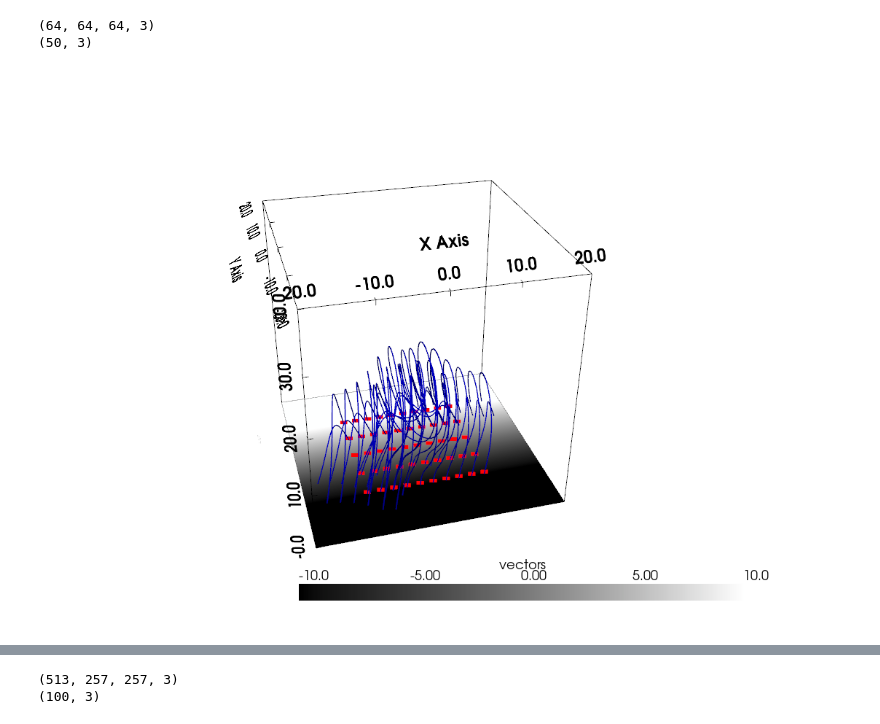
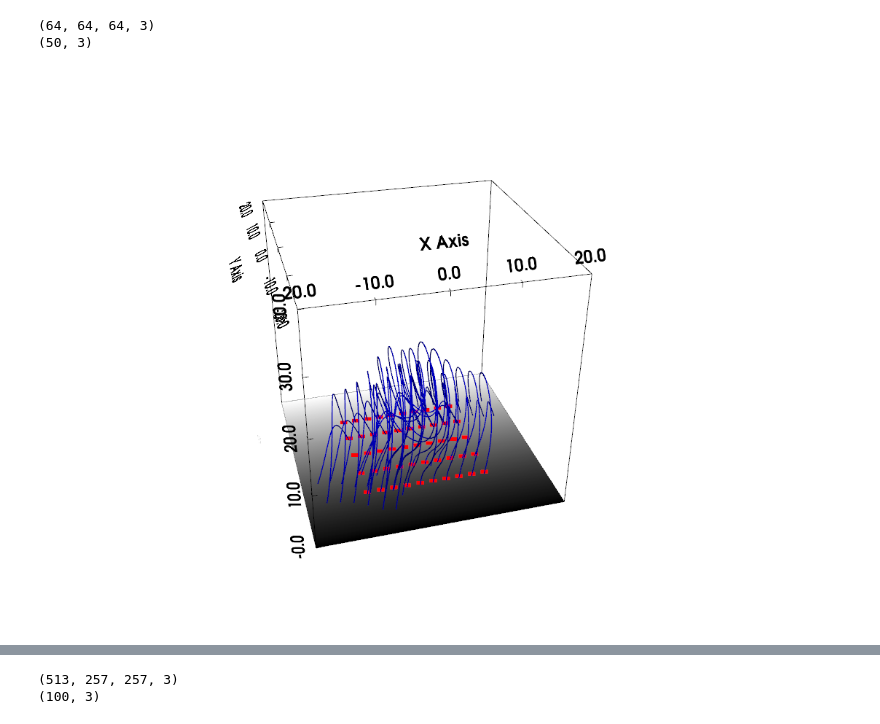
Before and after one commit to mgjeon/magnetic_field_line, a Jupyter notebook: example/example_CartesianPlotter_colab.ipynb, the cells around one changed output, grey strips where cells are left out. Saved outputs shown, nothing was run; the diff lists cells and outputs as text; code cells hidden in the pictures.

```diff
--- a/example/example_CartesianPlotter_colab.ipynb
+++ b/example/example_CartesianPlotter_colab.ipynb
@@ -50,19 +50,19 @@ print(seeds.shape)  # (50, 3)
 # %%
 from sunkit_pyvista import CartesianPlotter
 
 plotter = CartesianPlotter()
 plotter.define_vector_field(b, grid_coords=(x1, y1, z1))
 plotter.show_bounds()
 plotter.plot_outline(color='black')
-plotter.plot_boundary(show_scalar_bar=True, clim=(-10, 10))
+plotter.plot_boundary(show_scalar_bar=False)
 plotter.plot_field_lines(seeds, color='blue', radius=0.1,
                          seeds_config=dict(show_seeds=True, color='red', point_size=10))
 plotter.camera.azimuth = 210
 plotter.camera.elevation = -5
 plotter.camera.zoom(0.8)
 plotter.show(jupyter_backend='static')
 # %% [output]
-[figure, old version]
+[figure, new version]
 # %%
 !wget "https://hinode.isee.nagoya-u.ac.jp/nlfff_database/v12/11890/20131106/11890_20131106_003600.nc"
 # %% [output]
```
Also changed, not shown: parts of 2 cells of this notebook.
